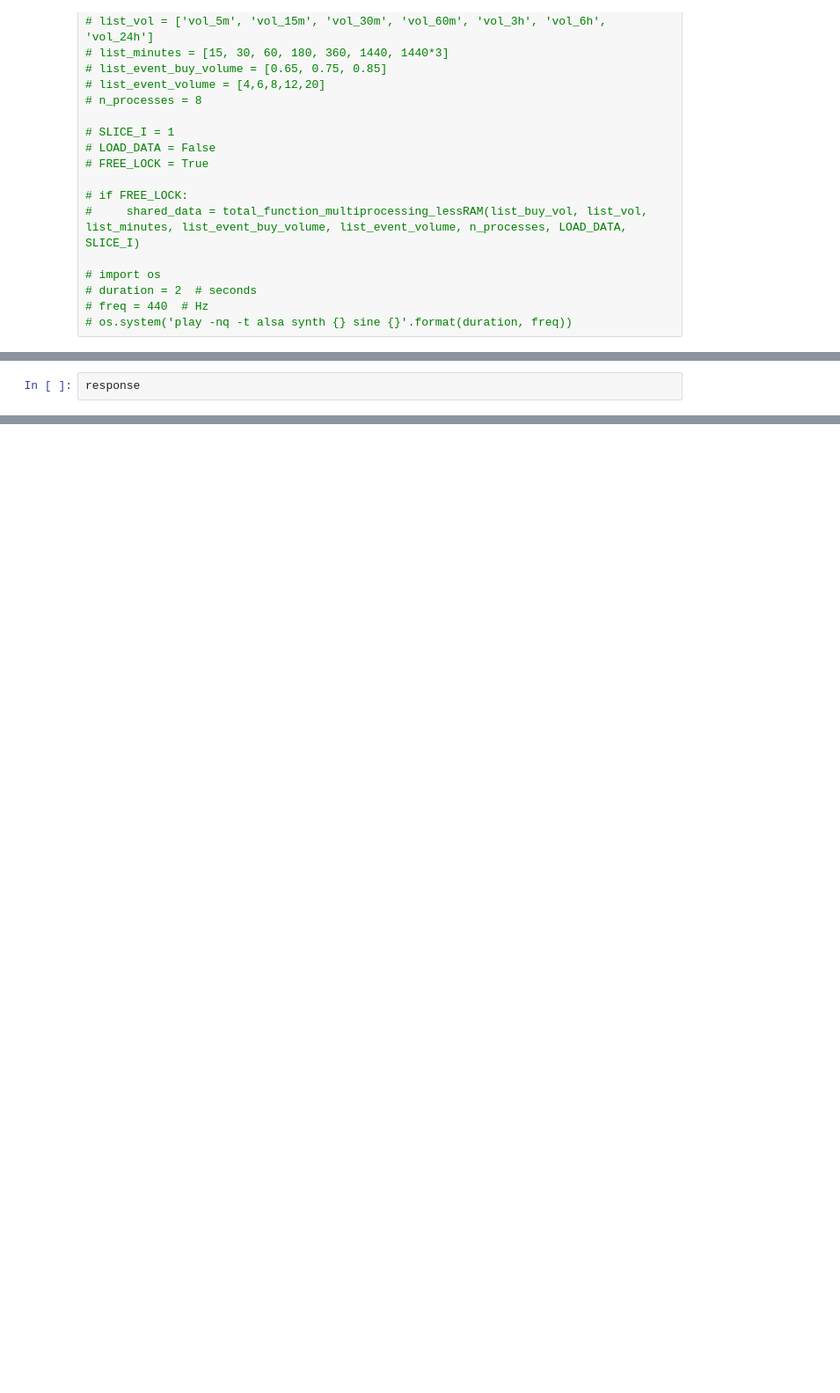
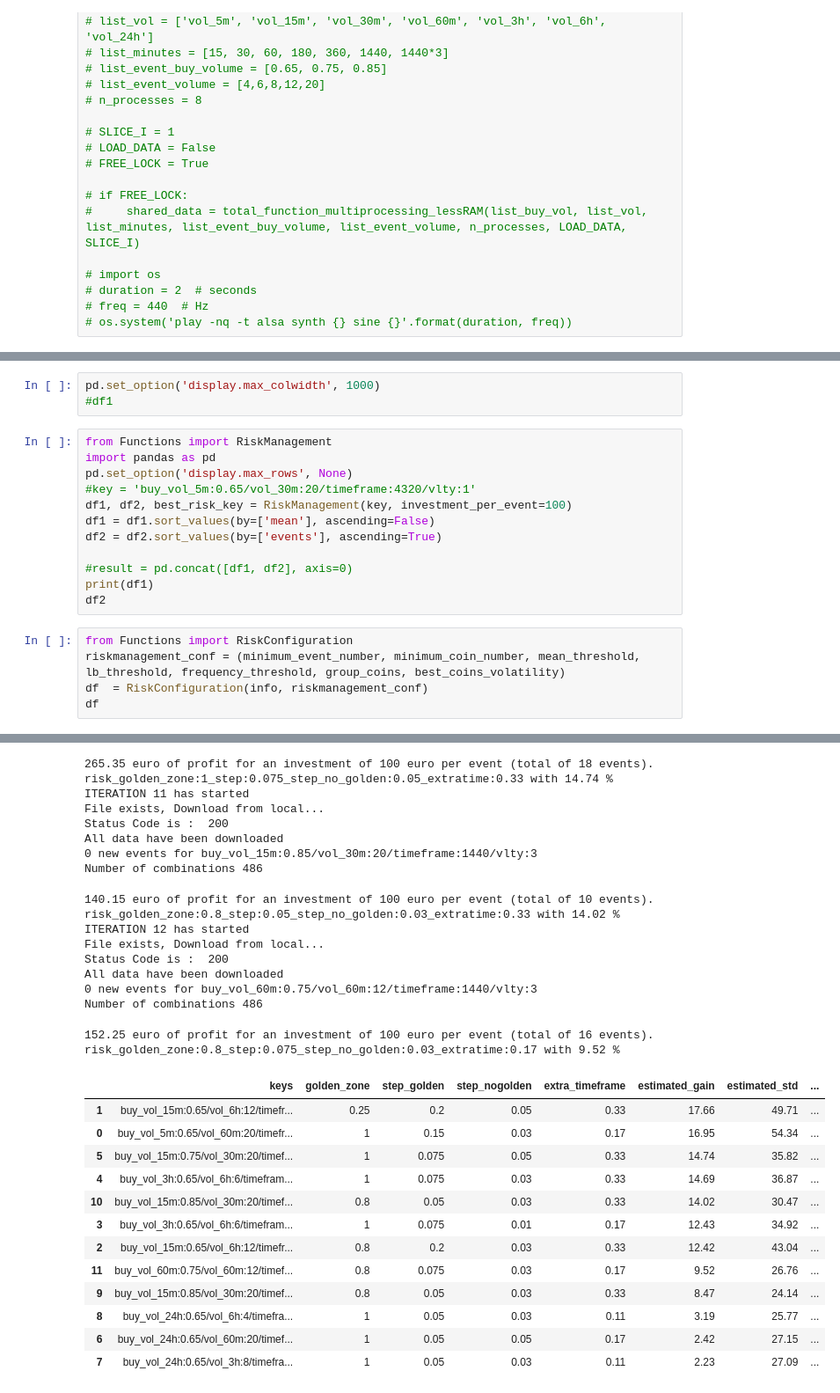
Before and after one commit to albertoRainieri/Crypto_Trading_System, a Jupyter notebook: analysis/Analysis.ipynb, the cells around one changed output, grey strips where cells are left out. Shown: that part at 88% size. Saved outputs shown, nothing was run; the diff lists cells and outputs as text; blank space fills up the shorter version.

```diff
--- a/analysis/Analysis.ipynb
+++ b/analysis/Analysis.ipynb
@@ -180,2 +99,21 @@ Min price occurred at 2023-06-21 14:55:02.135575: 1836.01 (-0.0)
-# %%
-response
+# %%
+pd.set_option('display.max_colwidth', 1000)
+#df1
+# %%
+from Functions import RiskManagement
+import pandas as pd
+pd.set_option('display.max_rows', None)
+#key = 'buy_vol_5m:0.65/vol_30m:20/timeframe:4320/vlty:1'
+df1, df2, best_risk_key = RiskManagement(key, investment_per_event=100)
+df1 = df1.sort_values(by=['mean'], ascending=False)
+df2 = df2.sort_values(by=['events'], ascending=True)
+
+#result = pd.concat([df1, df2], axis=0)
+print(df1)
+df2
+# %%
+from Functions import RiskConfiguration
+riskmanagement_conf = (minimum_event_number, minimum_coin_number, mean_threshold, lb_threshold, frequency_threshold, group_coins, best_coins_volatility)
+df  = RiskConfiguration(info, riskmanagement_conf)
+df
+# %% [output]
@@ -181,0 +190,28 @@ response
+265.35 euro of profit for an investment of 100 euro per event (total of 18 events). risk_golden_zone:1_step:0.075_step_no_golden:0.05_extratime:0.33 with 14.74 %
+ITERATION 11 has started
+File exists, Download from local...
+Status Code is :  200
+All data have been downloaded
+0 new events for buy_vol_15m:0.85/vol_30m:20/timeframe:1440/vlty:3
+Number of combinations 486
+140.15 euro of profit for an investment of 100 euro per event (total of 10 events). risk_golden_zone:0.8_step:0.05_step_no_golden:0.03_extratime:0.33 with 14.02 %
+ITERATION 12 has started
+File exists, Download from local...
+Status Code is :  200
+All data have been downloaded
+0 new events for buy_vol_60m:0.75/vol_60m:12/timeframe:1440/vlty:3
+Number of combinations 486
+152.25 euro of profit for an investment of 100 euro per event (total of 16 events). risk_golden_zone:0.8_step:0.075_step_no_golden:0.03_extratime:0.17 with 9.52 %
+|  | keys | golden_zone | step_golden | step_nogolden | extra_timeframe | estimated_gain | estimated_std | ... |
+| 1 | buy_vol_15m:0.65/vol_6h:12/timefr... | 0.25 | 0.2 | 0.05 | 0.33 | 17.66 | 49.71 | ... |
+| 0 | buy_vol_5m:0.65/vol_60m:20/timefr... | 1 | 0.15 | 0.03 | 0.17 | 16.95 | 54.34 | ... |
+| 5 | buy_vol_15m:0.75/vol_30m:20/timef... | 1 | 0.075 | 0.05 | 0.33 | 14.74 | 35.82 | ... |
+| 4 | buy_vol_3h:0.65/vol_6h:6/timefram... | 1 | 0.075 | 0.03 | 0.33 | 14.69 | 36.87 | ... |
+| 10 | buy_vol_15m:0.85/vol_30m:20/timef... | 0.8 | 0.05 | 0.03 | 0.33 | 14.02 | 30.47 | ... |
+| 3 | buy_vol_3h:0.65/vol_6h:6/timefram... | 1 | 0.075 | 0.01 | 0.17 | 12.43 | 34.92 | ... |
+| 2 | buy_vol_15m:0.65/vol_6h:12/timefr... | 0.8 | 0.2 | 0.03 | 0.33 | 12.42 | 43.04 | ... |
+| 11 | buy_vol_60m:0.75/vol_60m:12/timef... | 0.8 | 0.075 | 0.03 | 0.17 | 9.52 | 26.76 | ... |
+| 9 | buy_vol_15m:0.85/vol_30m:20/timef... | 0.8 | 0.05 | 0.03 | 0.33 | 8.47 | 24.14 | ... |
+| 8 | buy_vol_24h:0.65/vol_6h:4/timefra... | 1 | 0.05 | 0.03 | 0.11 | 3.19 | 25.77 | ... |
+| 6 | buy_vol_24h:0.65/vol_60m:20/timef... | 1 | 0.05 | 0.05 | 0.17 | 2.42 | 27.15 | ... |
+| 7 | buy_vol_24h:0.65/vol_3h:8/timefra... | 1 | 0.05 | 0.03 | 0.11 | 2.23 | 27.09 | ... |
```
Also changed, not shown: parts of 10 cells of this notebook, 2 other files.
